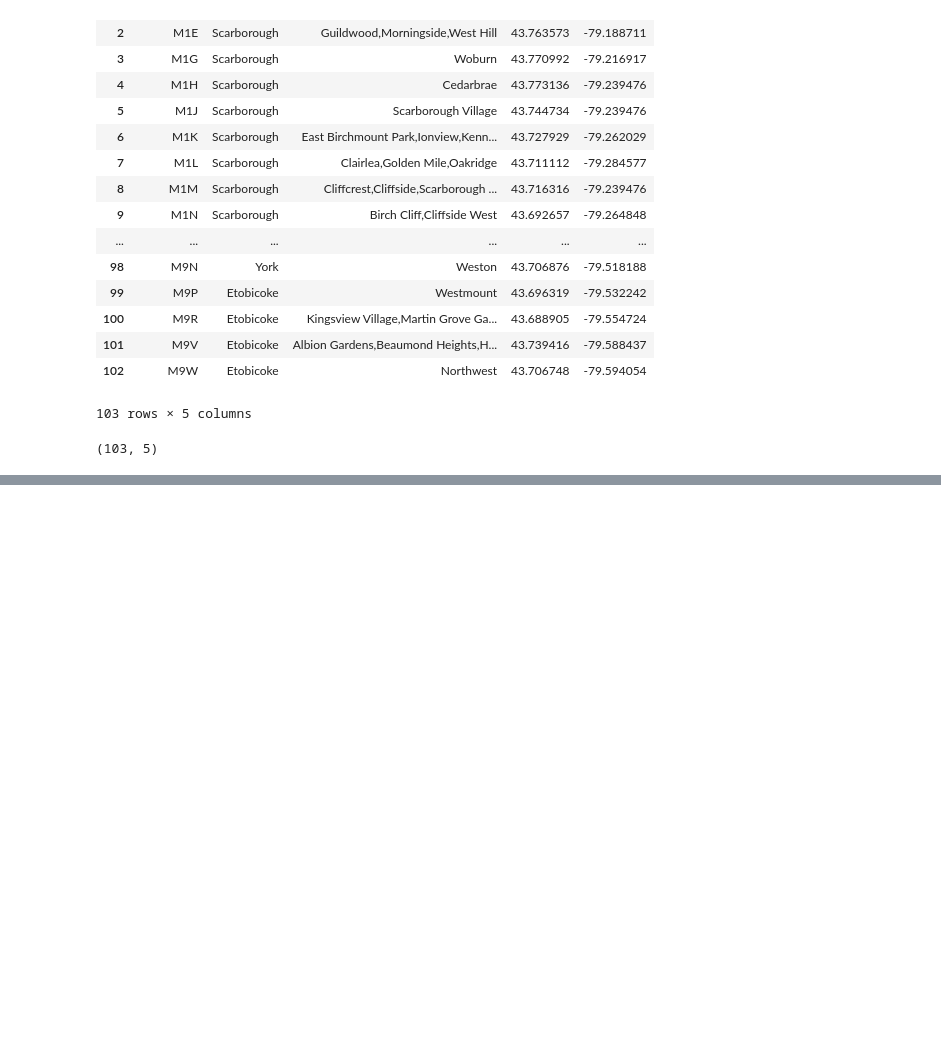
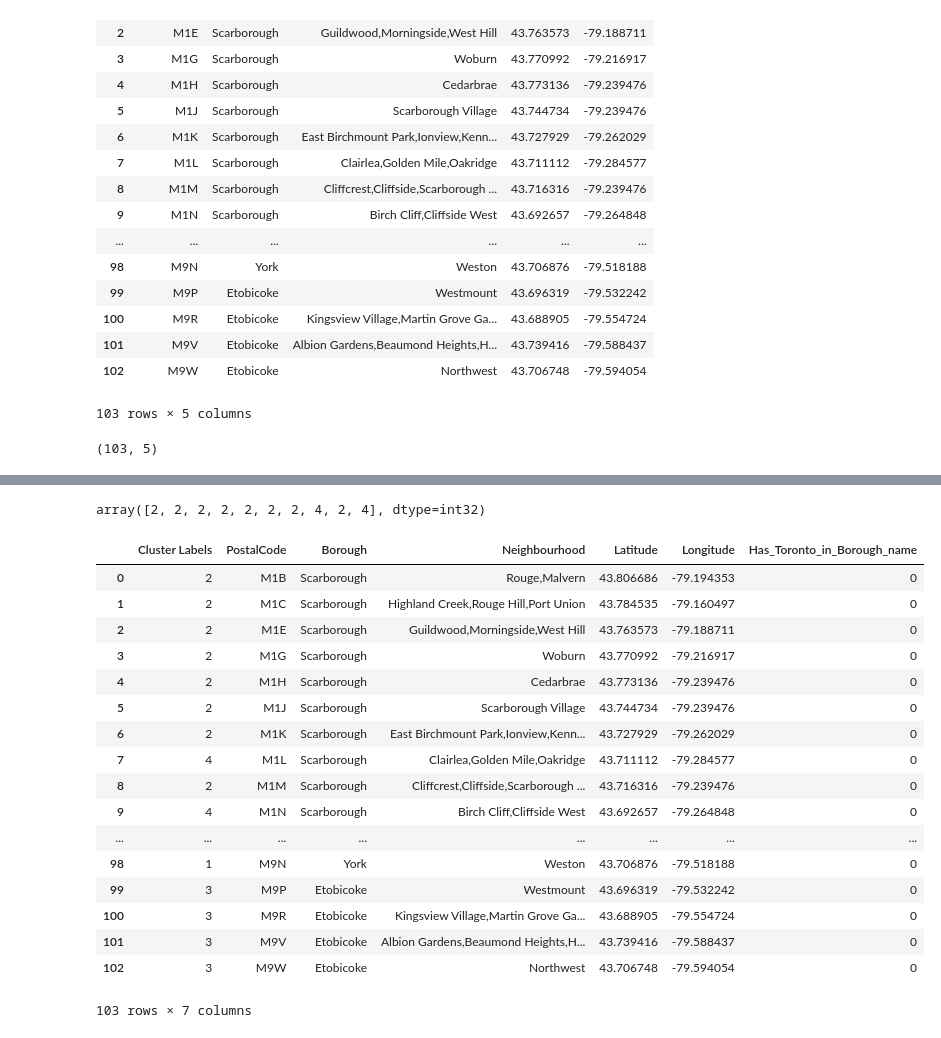
Before and after one commit to turjom/Coursera_Capstone, a Jupyter notebook: Toronto Segment Cluster assignment _ geocode.ipynb, the cells around one changed output, grey strips where cells are left out. Cells and saved outputs as stored; diff of their text form; code cells hidden in the pictures; blank space fills up the shorter version.

```diff
--- a/Toronto Segment Cluster assignment _ geocode.ipynb
+++ b/Toronto Segment Cluster assignment _ geocode.ipynb
@@ -276,3 +305,6 @@ df_merged
 df_merged.shape
 # %% [output]
 (103, 5)
+# %%
+df_merged['Has_Toronto_in_Borough_name'] = np.where(df_merged.Borough.str.contains("Toronto"),1,0)
+df_merged
@@ -278,0 +330,5 @@ df_merged.shape
+# %%
+# set number of clusters
+k_clusters = 6
+
+toronto_grouped_clustering = df_merged.drop(['PostalCode','Borough','Neighbourhood'], axis = 1)
@@ -278,0 +356,33 @@ df_merged.shape
+# %%
+# run k-means clustering
+kmeans = KMeans(n_clusters=k_clusters, random_state=0).fit(toronto_grouped_clustering)
+
+# check cluster labels generated for each row in the dataframe
+kmeans.labels_[0:10]
+# %% [output]
+array([2, 2, 2, 2, 2, 2, 2, 4, 2, 4], dtype=int32)
+# %%
+# add clustering labels
+df_merged.insert(0, 'Cluster Labels', kmeans.labels_)
+# %%
+toronto_merged = df_merged
+toronto_merged
+# %% [output]
+|  | Cluster Labels | PostalCode | Borough | Neighbourhood | Latitude | Longitude | Has_Toronto_in_Borough_name |
+| 0 | 2 | M1B | Scarborough | Rouge,Malvern | 43.806686 | -79.194353 | 0 |
+| 1 | 2 | M1C | Scarborough | Highland Creek,Rouge Hill,Port Union | 43.784535 | -79.160497 | 0 |
+| 2 | 2 | M1E | Scarborough | Guildwood,Morningside,West Hill | 43.763573 | -79.188711 | 0 |
+| 3 | 2 | M1G | Scarborough | Woburn | 43.770992 | -79.216917 | 0 |
+| 4 | 2 | M1H | Scarborough | Cedarbrae | 43.773136 | -79.239476 | 0 |
+| 5 | 2 | M1J | Scarborough | Scarborough Village | 43.744734 | -79.239476 | 0 |
+| 6 | 2 | M1K | Scarborough | East Birchmount Park,Ionview,Kenn... | 43.727929 | -79.262029 | 0 |
+| 7 | 4 | M1L | Scarborough | Clairlea,Golden Mile,Oakridge | 43.711112 | -79.284577 | 0 |
+| 8 | 2 | M1M | Scarborough | Cliffcrest,Cliffside,Scarborough ... | 43.716316 | -79.239476 | 0 |
+| 9 | 4 | M1N | Scarborough | Birch Cliff,Cliffside West | 43.692657 | -79.264848 | 0 |
+| ... | ... | ... | ... | ... | ... | ... | ... |
+| 98 | 1 | M9N | York | Weston | 43.706876 | -79.518188 | 0 |
+| 99 | 3 | M9P | Etobicoke | Westmount | 43.696319 | -79.532242 | 0 |
+| 100 | 3 | M9R | Etobicoke | Kingsview Village,Martin Grove Ga... | 43.688905 | -79.554724 | 0 |
+| 101 | 3 | M9V | Etobicoke | Albion Gardens,Beaumond Heights,H... | 43.739416 | -79.588437 | 0 |
+| 102 | 3 | M9W | Etobicoke | Northwest | 43.706748 | -79.594054 | 0 |
+103 rows × 7 columns
```
Also changed, not shown: parts of 6 cells of this notebook.
